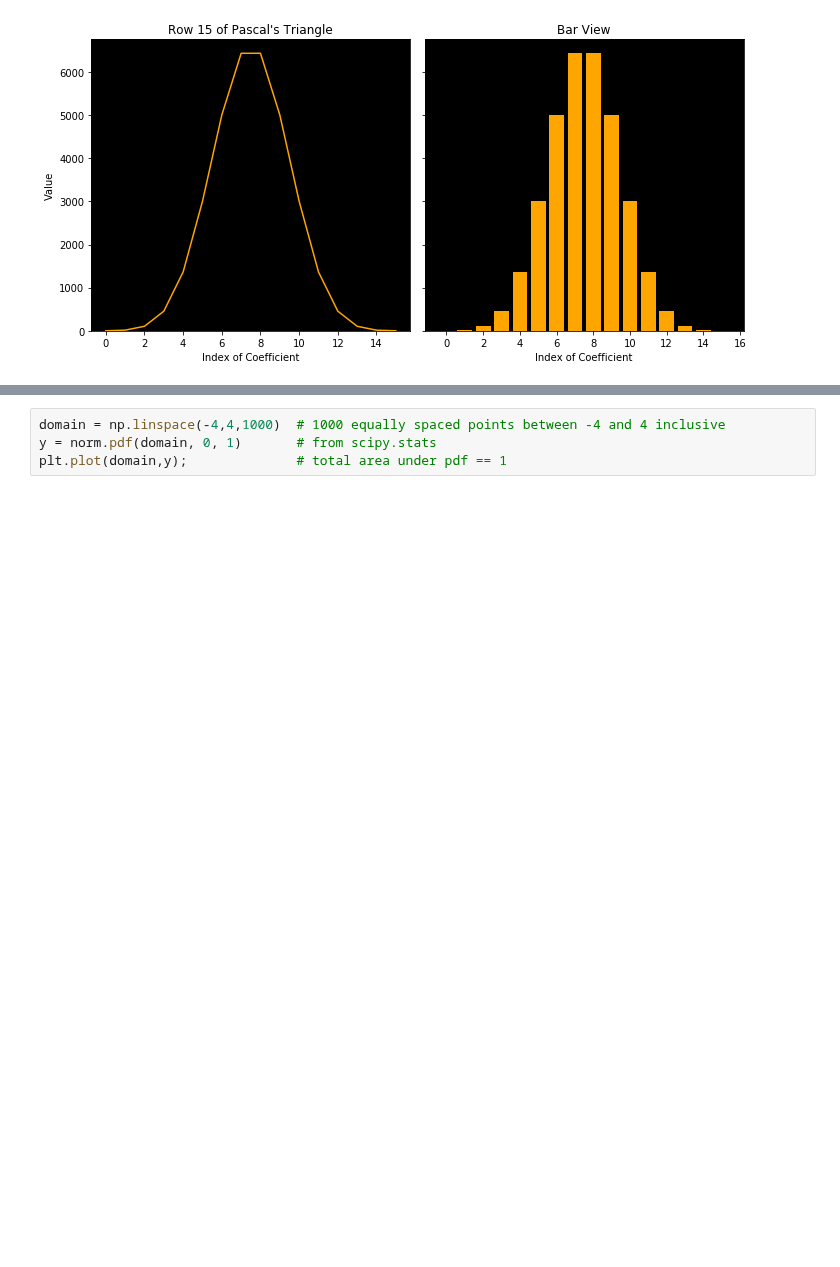
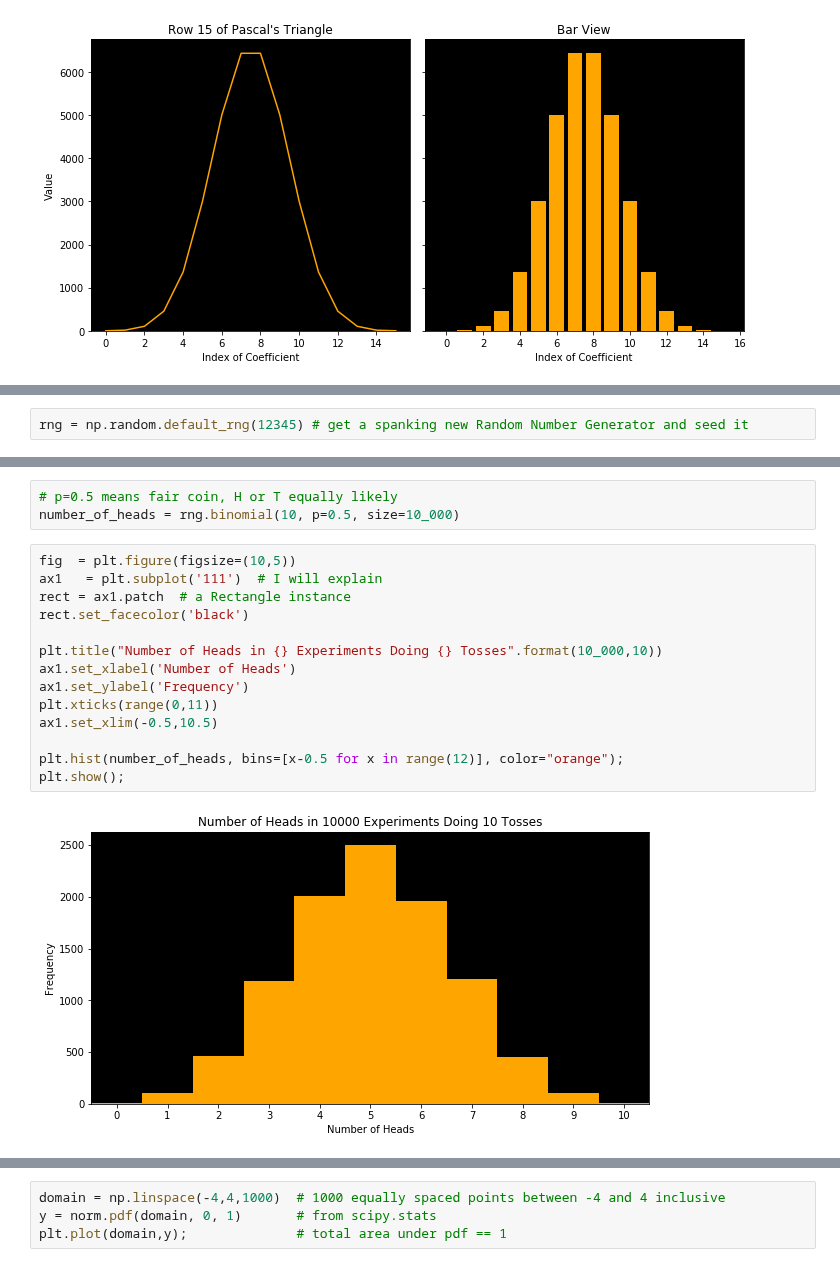
Before and after one commit to 4dsolutions/Curriculum_Development, a Jupyter notebook: IntroDS003.ipynb, the cells around one changed output, grey strips where cells are left out. Saved outputs shown, nothing was run; the diff lists cells and outputs as text; blank space fills up the shorter version.

```diff
--- a/IntroDS003.ipynb
+++ b/IntroDS003.ipynb
@@ -134,0 +153,2 @@ plt.show();
+# %%
+rng = np.random.default_rng(12345) # get a spanking new Random Number Generator and seed it
@@ -134,0 +193,19 @@ plt.show();
+# %%
+# p=0.5 means fair coin, H or T equally likely
+number_of_heads = rng.binomial(10, p=0.5, size=10_000)
+# %%
+fig  = plt.figure(figsize=(10,5))
+ax1   = plt.subplot('111')  # I will explain
+rect = ax1.patch  # a Rectangle instance
+rect.set_facecolor('black')
+
+plt.title("Number of Heads in {} Experiments Doing {} Tosses".format(10_000,10))
+ax1.set_xlabel('Number of Heads')
+ax1.set_ylabel('Frequency')
+plt.xticks(range(0,11))
+ax1.set_xlim(-0.5,10.5)
+
+plt.hist(number_of_heads, bins=[x-0.5 for x in range(12)], color="orange");
+plt.show();
+# %% [output]
+[figure, added]
```
Also changed, not shown: parts of 37 cells of this notebook, 6 other files.
